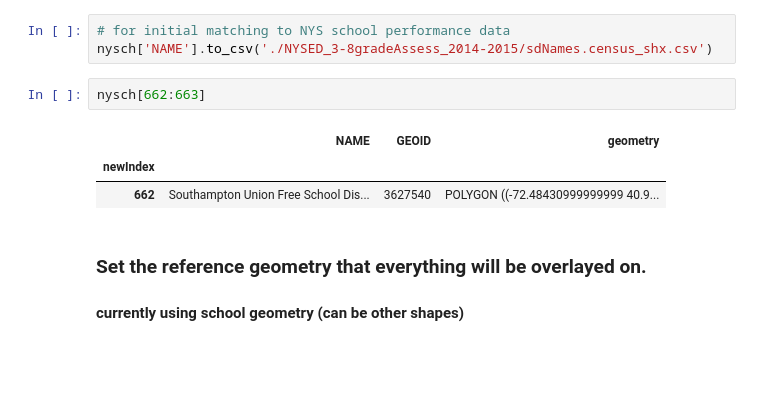
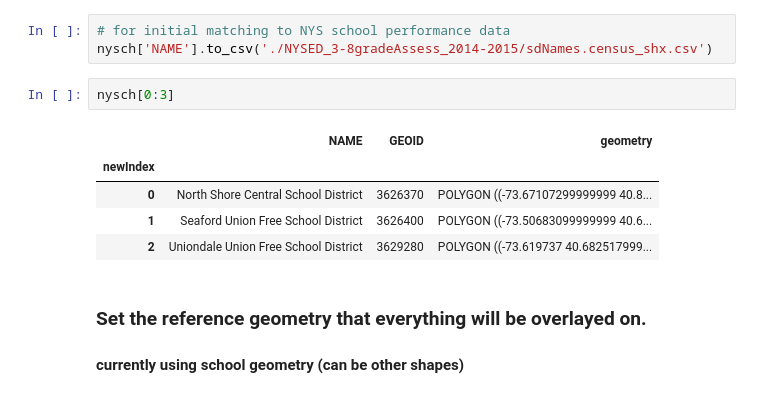
Before and after one commit to enghuiy/homevalue-hunter_data, a Jupyter notebook: getData.ipynb, the cells around one changed output. Drawn from its saved outputs; the diff is of its cells as text; blank space fills up the shorter version.

```diff
--- a/getData.ipynb
+++ b/getData.ipynb
@@ -70,12 +68,14 @@ nysch.set_index(['newIndex'],inplace=True)
 # %%
 # for initial matching to NYS school performance data
 nysch['NAME'].to_csv('./NYSED_3-8gradeAssess_2014-2015/sdNames.census_shx.csv')
-# %%
-nysch[662:663]
-# %% [output]
-|  | NAME | GEOID | geometry |
-| newIndex |  |  |  |
-| 662 | Southampton Union Free School Dis... | 3627540 | POLYGON ((-72.48430999999999 40.9... |
+# %%
+nysch[0:3]
+# %% [output]
+|  | NAME | GEOID | geometry |
+| newIndex |  |  |  |
+| 0 | North Shore Central School District | 3626370 | POLYGON ((-73.67107299999999 40.8... |
+| 1 | Seaford Union Free School District | 3626400 | POLYGON ((-73.50683099999999 40.6... |
+| 2 | Uniondale Union Free School District | 3629280 | POLYGON ((-73.619737 40.682517999... |
 # %% [markdown]
 ### Set the reference geometry that everything will be overlayed on.
 #### currently using school geometry  (can be other shapes)
```
Also changed, not shown: parts of 3 cells of this notebook.
